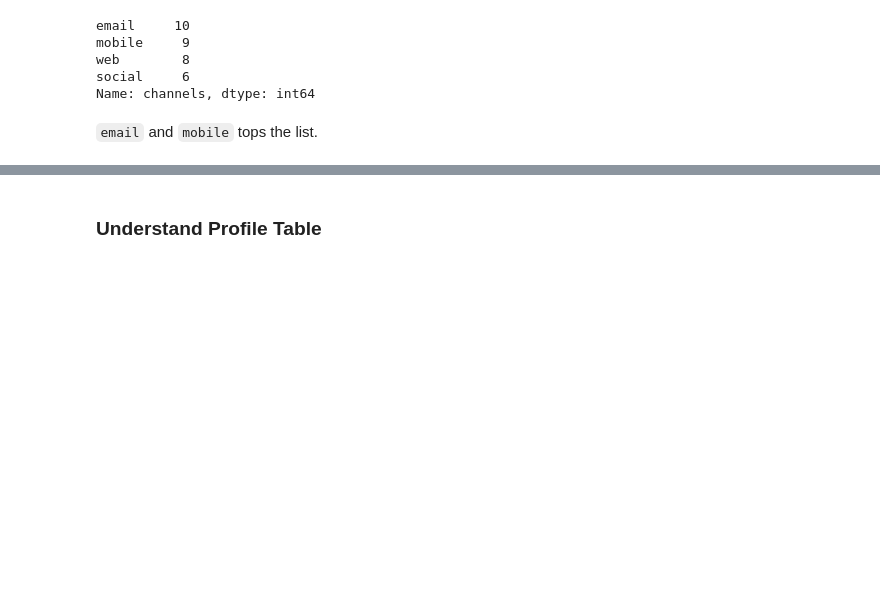
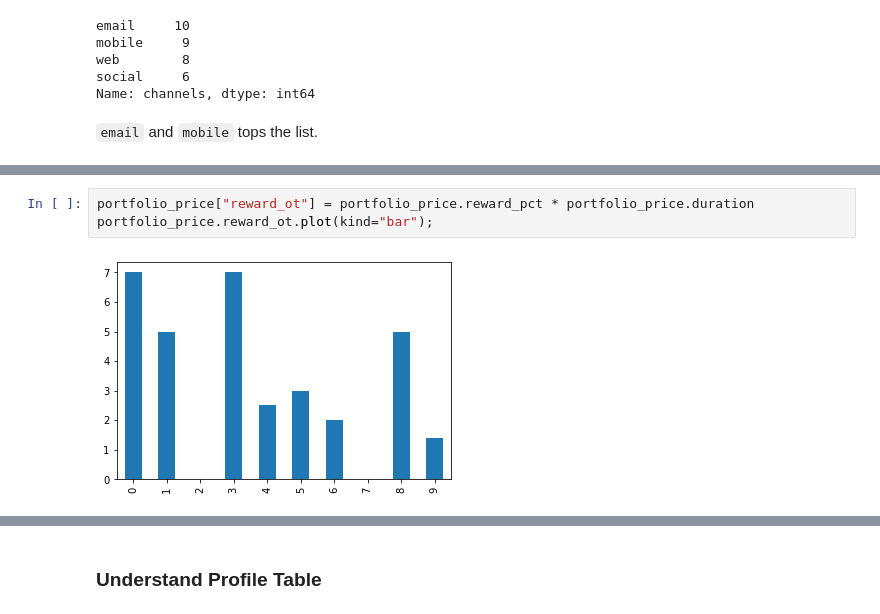
Before and after one commit to netxph/sb-capstone, a Jupyter notebook: notebooks/02 - Exploratory Data Analysis.ipynb, the cells around one changed output, grey strips where cells are left out. Cells and saved outputs as stored; diff of their text form; blank space fills up the shorter version.

```diff
--- a/notebooks/02 - Exploratory Data Analysis.ipynb
+++ b/notebooks/02 - Exploratory Data Analysis.ipynb
@@ -146,0 +154,5 @@ Name: channels, dtype: int64
+# %%
+portfolio_price["reward_ot"] = portfolio_price.reward_pct * portfolio_price.duration
+portfolio_price.reward_ot.plot(kind="bar");
+# %% [output]
+[figure, added]
```
Also changed, not shown: parts of 34 cells of this notebook, 3 other files.
